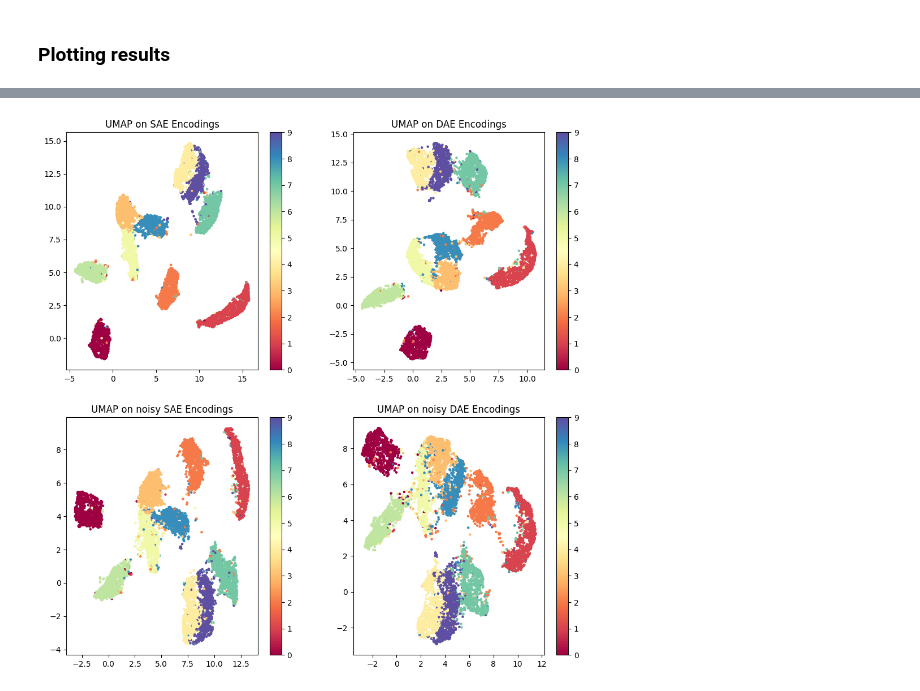
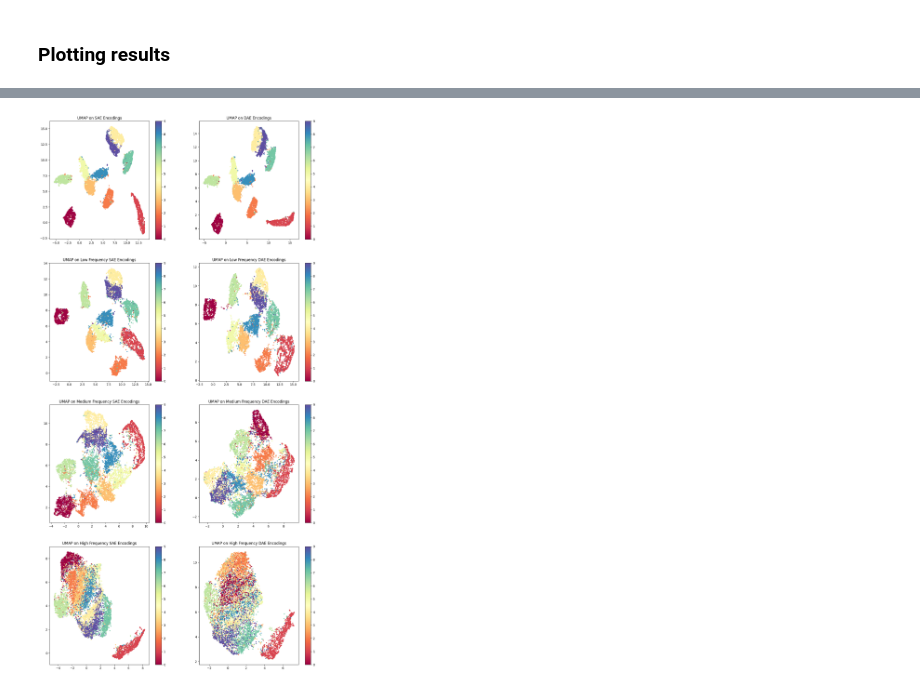
Before and after one commit to DiJam20/developing-autoencoders, a Jupyter notebook: 07i_Classifier_FFT.ipynb, the cells around one changed output, grey strips where cells are left out. Saved outputs shown, nothing was run; the diff lists cells and outputs as text; code cells hidden in the pictures.

Commit message:
Classify low-, medium-, and high-frequency images and UMAP.

```diff
--- a/07i_Classifier_FFT.ipynb
+++ b/07i_Classifier_FFT.ipynb
@@ -839,33 +581,65 @@ reducer = umap.UMAP(n_components=2)
 dae_umap = reducer.fit_transform(dae_test_encodings)
 
 reducer = umap.UMAP(n_components=2)
-noisy_sae_umap = reducer.fit_transform(sae_test_encodings_from_noisy_images)
+noisy_sae_umap_low = reducer.fit_transform(sae_test_encodings_low_freq_noise_image)
 
 reducer = umap.UMAP(n_components=2)
-noisy_dae_umap = reducer.fit_transform(dae_test_encodings_from_noisy_images)
+noisy_dae_umap_low = reducer.fit_transform(dae_test_encodings_low_freq_noise_image)
+
+reducer = umap.UMAP(n_components=2)
+noisy_sae_umap_medium = reducer.fit_transform(sae_test_encodings_medium_freq_noise_image)
+
+reducer = umap.UMAP(n_components=2)
+noisy_dae_umap_medium = reducer.fit_transform(dae_test_encodings_medium_freq_noise_image)
+
+reducer = umap.UMAP(n_components=2)
+noisy_sae_umap_high = reducer.fit_transform(sae_test_encodings_high_freq_noise_image)
+
+reducer = umap.UMAP(n_components=2)
+noisy_dae_umap_high = reducer.fit_transform(dae_test_encodings_high_freq_noise_image)
 # %%
-plt.figure(figsize=(12, 12))
+plt.figure(figsize=(16, 32))
 
-plt.subplot(2, 2, 1)
+plt.subplot(4, 2, 1)
 scatter = plt.scatter(sae_umap[:, 0], sae_umap[:, 1], c=test_labels, cmap='Spectral', s=5)
 plt.colorbar(scatter)
 plt.title("UMAP on SAE Encodings")
 
-plt.subplot(2, 2, 2)
+plt.subplot(4, 2, 2)
 scatter = plt.scatter(dae_umap[:, 0], dae_umap[:, 1], c=test_labels, cmap='Spectral', s=5)
 plt.colorbar(scatter)
 plt.title("UMAP on DAE Encodings")
 
-plt.subplot(2, 2, 3)
-scatter = plt.scatter(noisy_sae_umap[:, 0], noisy_sae_umap[:, 1], c=test_labels, cmap='Spectral', s=5)
+plt.subplot(4, 2, 3)
+scatter = plt.scatter(noisy_sae_umap_low[:, 0], noisy_sae_umap_low[:, 1], c=test_labels, cmap='Spectral', s=5)
 plt.colorbar(scatter)
-plt.title("UMAP on noisy SAE Encodings")
+plt.title("UMAP on Low Frequency SAE Encodings")
 
-plt.subplot(2, 2, 4)
-scatter = plt.scatter(noisy_dae_umap[:, 0], noisy_dae_umap[:, 1], c=test_labels, cmap='Spectral', s=5)
+plt.subplot(4, 2, 4)
+scatter = plt.scatter(noisy_dae_umap_low[:, 0], noisy_dae_umap_low[:, 1], c=test_labels, cmap='Spectral', s=5)
 plt.colorbar(scatter)
-plt.title("UMAP on noisy DAE Encodings")
+plt.title("UMAP on Low Frequency DAE Encodings")
+
+plt.subplot(4, 2, 5)
+scatter = plt.scatter(noisy_sae_umap_medium[:, 0], noisy_sae_umap_medium[:, 1], c=test_labels, cmap='Spectral', s=5)
+plt.colorbar(scatter)
+plt.title("UMAP on Medium Frequency SAE Encodings")
+
+plt.subplot(4, 2, 6)
+scatter = plt.scatter(noisy_dae_umap_medium[:, 0], noisy_dae_umap_medium[:, 1], c=test_labels, cmap='Spectral', s=5)
+plt.colorbar(scatter)
+plt.title("UMAP on Medium Frequency DAE Encodings")
+
+plt.subplot(4, 2, 7)
+scatter = plt.scatter(noisy_sae_umap_high[:, 0], noisy_sae_umap_high[:, 1], c=test_labels, cmap='Spectral', s=5)
+plt.colorbar(scatter)
+plt.title("UMAP on High Frequency SAE Encodings")
+
+plt.subplot(4, 2, 8)
+scatter = plt.scatter(noisy_dae_umap_high[:, 0], noisy_dae_umap_high[:, 1], c=test_labels, cmap='Spectral', s=5)
+plt.colorbar(scatter)
+plt.title("UMAP on High Frequency DAE Encodings")
 
 plt.show()
 # %% [output]
-[figure, old version]
+[figure, new version]
```
Also changed, not shown: parts of 37 cells of this notebook.
